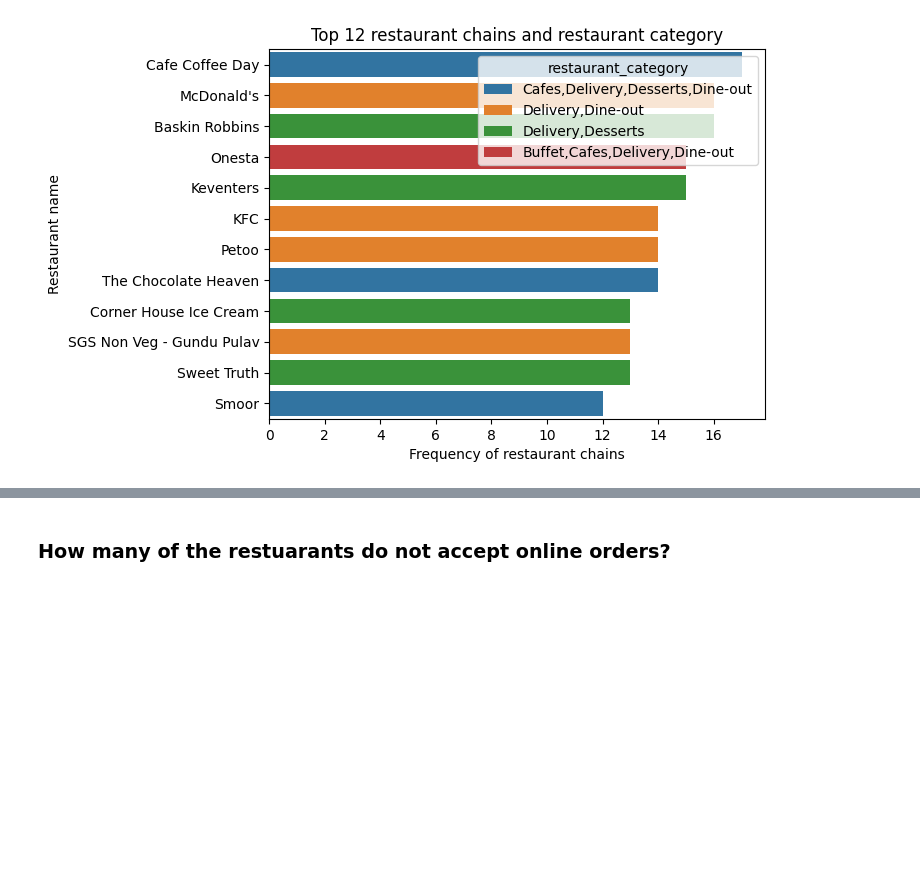
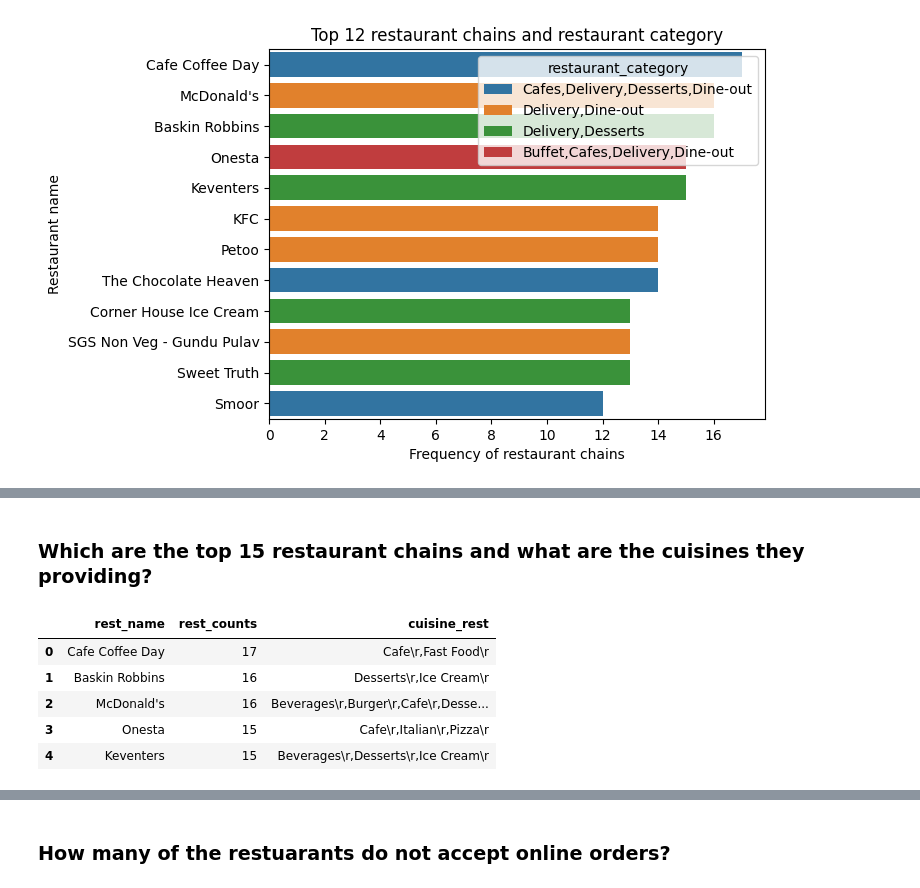
Before and after one commit to Bhuvi128/Bengaluru-Restaurant-Trends-Analysis, a Jupyter notebook: Bengaluru Restaurant Trends Analysis.ipynb, the cells around one changed output, grey strips where cells are left out. Saved outputs shown, nothing was run; the diff lists cells and outputs as text; code cells hidden in the pictures; blank space fills up the shorter version.

```diff
--- a/Bengaluru Restaurant Trends Analysis.ipynb
+++ b/Bengaluru Restaurant Trends Analysis.ipynb
@@ -129,0 +138,23 @@ plt.show()
+# %% [markdown]
+### Which are the top 15 restaurant chains and what are the cuisines they providing?
+# %%
+query = """
+select re.rest_name, count(distinct re.restaurant_id) rest_counts,
+group_concat(distinct cu.cuisines) as cuisine_rest
+from restaurant re left join restaurant_cuisine rc
+on re.restaurant_id = rc.restaurant_id
+left join cuisine cu
+on rc.cuisine_id = cu.cuisine_id
+group by re.rest_name
+order by rest_counts desc
+limit 15;
+"""
+top_15_rest_cuisines = pd.read_sql(query, conn)
+top_15_rest_cuisines.head()
+# %% [output]
+|  | rest_name | rest_counts | cuisine_rest |
+| 0 | Cafe Coffee Day | 17 | Cafe\r,Fast Food\r |
+| 1 | Baskin Robbins | 16 | Desserts\r,Ice Cream\r |
+| 2 | McDonald's | 16 | Beverages\r,Burger\r,Cafe\r,Desse... |
+| 3 | Onesta | 15 | Cafe\r,Italian\r,Pizza\r |
+| 4 | Keventers | 15 | Beverages\r,Desserts\r,Ice Cream\r |
```
Also changed, not shown: parts of 11 cells of this notebook, 1 other file.
